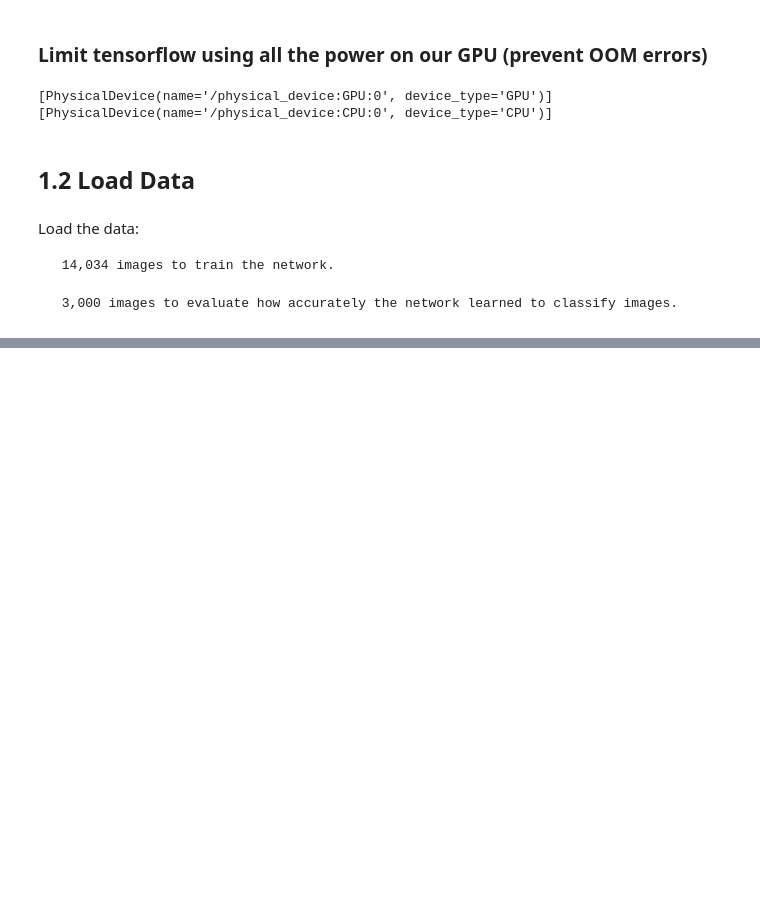
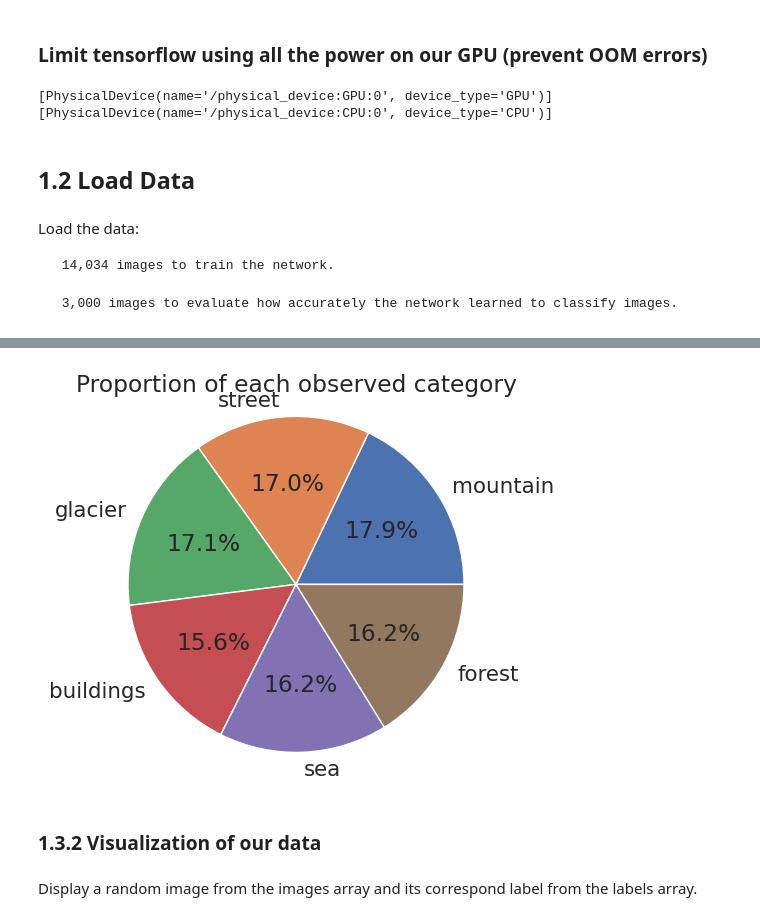
Before and after one commit to robert-bob-1/Image-classification, a Jupyter notebook: proiect.ipynb, the cells around one changed output, grey strips where cells are left out. Saved outputs shown, nothing was run; the diff lists cells and outputs as text; code cells hidden in the pictures; blank space fills up the shorter version.

```diff
--- a/proiect.ipynb
+++ b/proiect.ipynb
@@ -165,0 +206,11 @@ Loading ./seg_test/seg_test
+# %%
+# Based on previously calculated values also create a piechart
+plt.pie(train_counts,
+        explode=(0, 0, 0, 0, 0, 0) ,
+        labels=class_names,
+        autopct='%1.1f%%')
+plt.axis('equal')
+plt.title('Proportion of each observed category')
+plt.show()
+# %% [output]
+[figure, added]
@@ -165,0 +221,4 @@ Loading ./seg_test/seg_test
+# %% [markdown]
+### 1.3.2 Visualization of our data
+# %% [markdown]
+Display a random image from the images array and its correspond label from the labels array.
```
Also changed, not shown: parts of 23 cells of this notebook.
